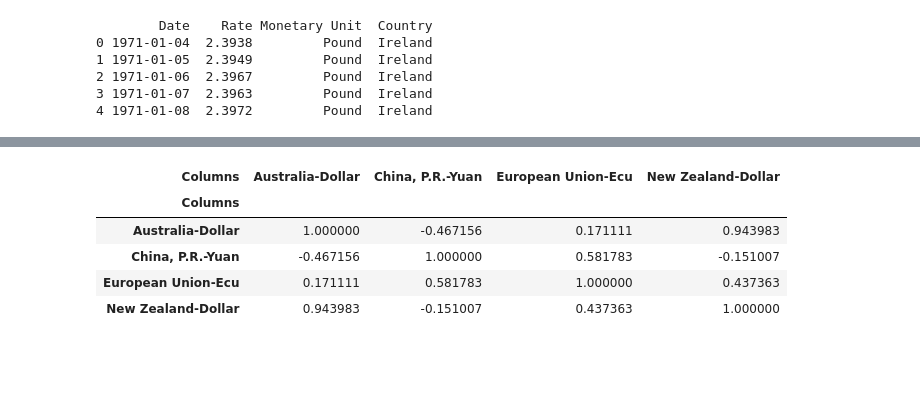
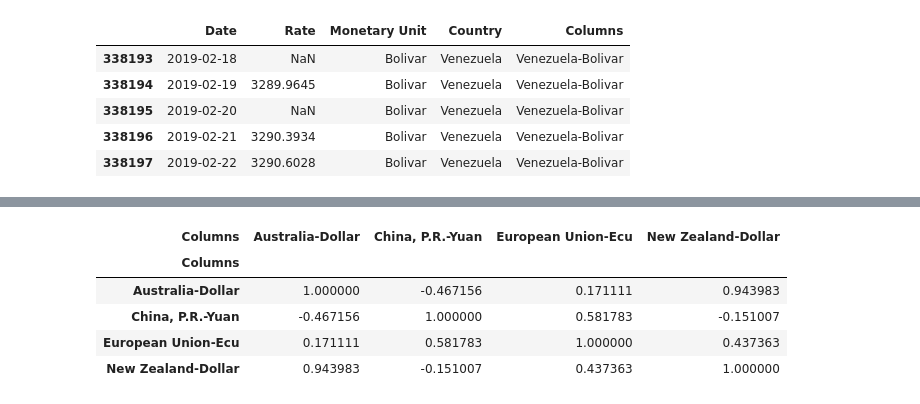
Before and after one commit to mbradds/US_Federal_Reserve_Scrape, a Jupyter notebook: US_Federal_Reserve_Functions.ipynb, the cells around one changed output, grey strips where cells are left out. Saved outputs shown, nothing was run; the diff lists cells and outputs as text; code cells hidden in the pictures; blank space fills up the shorter version.

Commit message:
added function to check database

```diff
--- a/US_Federal_Reserve_Functions.ipynb
+++ b/US_Federal_Reserve_Functions.ipynb
@@ -19,0 +54,13 @@ headers = {'User-Agent': 'Mozilla/5.0 (Windows NT 6.0; WOW64; rv:24.0) Gecko/201
+# %%
+#import database password
+with open('database.json', 'r') as f:
+    config = json.load(f)
+
+password = config[0]['password']
+user_name = config[0]['user_id']
+database = config[0]['database']
+connection_string = "DRIVER={ODBC Driver 17 for SQL Server};SERVER=localhost;DATABASE="+str(database)+";UID="+str(user_name)+";PWD="+str(password)
+
+params = urllib.parse.quote_plus(connection_string)
+engine = create_engine("mssql+pyodbc:///?odbc_connect=%s" % params)
+connection=engine.connect()
@@ -224,9 +261,0 @@ rates = get_rates(test=True)
-# %%
-print(rates.head())
-# %% [output]
-        Date    Rate Monetary Unit  Country
-0 1971-01-04  2.3938         Pound  Ireland
-1 1971-01-05  2.3949         Pound  Ireland
-2 1971-01-06  2.3967         Pound  Ireland
-3 1971-01-07  2.3963         Pound  Ireland
-4 1971-01-08  2.3972         Pound  Ireland
@@ -232,0 +273,9 @@ print(rates.head())
+# %%
+database_rates.tail()
+# %% [output]
+|  | Date | Rate | Monetary Unit | Country | Columns |
+| 338193 | 2019-02-18 | NaN | Bolivar | Venezuela | Venezuela-Bolivar |
+| 338194 | 2019-02-19 | 3289.9645 | Bolivar | Venezuela | Venezuela-Bolivar |
+| 338195 | 2019-02-20 | NaN | Bolivar | Venezuela | Venezuela-Bolivar |
+| 338196 | 2019-02-21 | 3290.3934 | Bolivar | Venezuela | Venezuela-Bolivar |
+| 338197 | 2019-02-22 | 3290.6028 | Bolivar | Venezuela | Venezuela-Bolivar |
```
Also changed, not shown: parts of 22 cells of this notebook.
